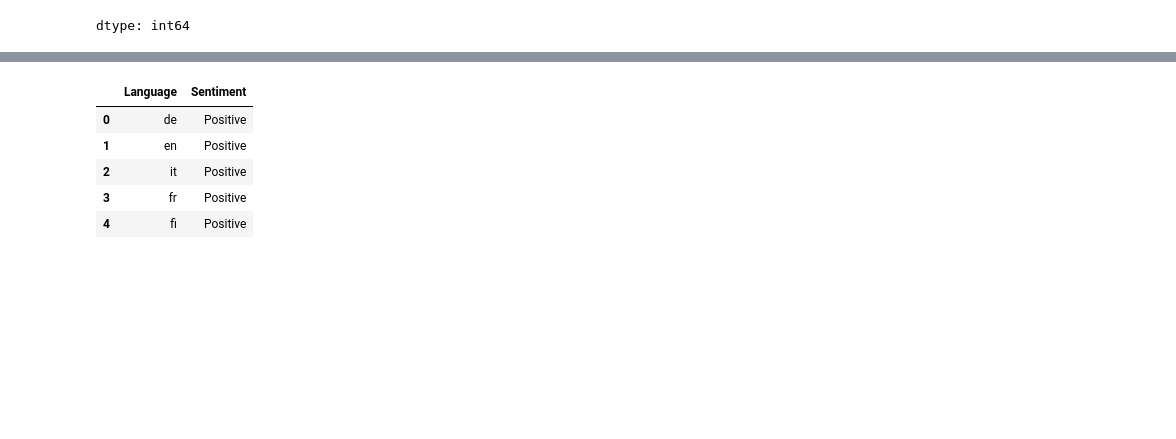
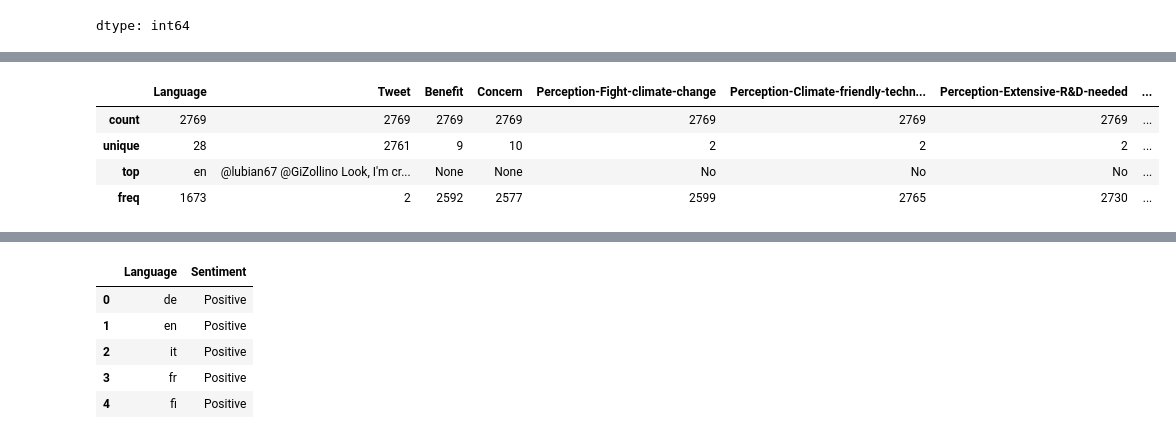
Before and after one commit to emyms29/ccus, a Jupyter notebook: eda.ipynb, the cells around one changed output, grey strips where cells are left out. Saved outputs shown, nothing was run; the diff lists cells and outputs as text; code cells hidden in the pictures; blank space fills up the shorter version.

```diff
--- a/eda.ipynb
+++ b/eda.ipynb
@@ -111,3 +118,11 @@ np.int64(0)
+# %%
+df_ccus_drop.describe()
+# %% [output]
+|  | Language | Tweet | Benefit | Concern | Perception-Fight-climate-change | Perception-Climate-friendly-techn... | Perception-Extensive-R&D-needed | ... |
+| count | 2769 | 2769 | 2769 | 2769 | 2769 | 2769 | 2769 | ... |
+| unique | 28 | 2761 | 9 | 10 | 2 | 2 | 2 | ... |
+| top | en | @lubian67 @GiZollino Look, I'm cr... | None | None | No | No | No | ... |
+| freq | 1673 | 2 | 2592 | 2577 | 2599 | 2765 | 2730 | ... |
 # %%
 df_ccus_drop.to_csv('/content/drive/MyDrive/data tcs/ccus_clean.csv')
 # %%
```
Also changed, not shown: parts of 8 cells of this notebook.
